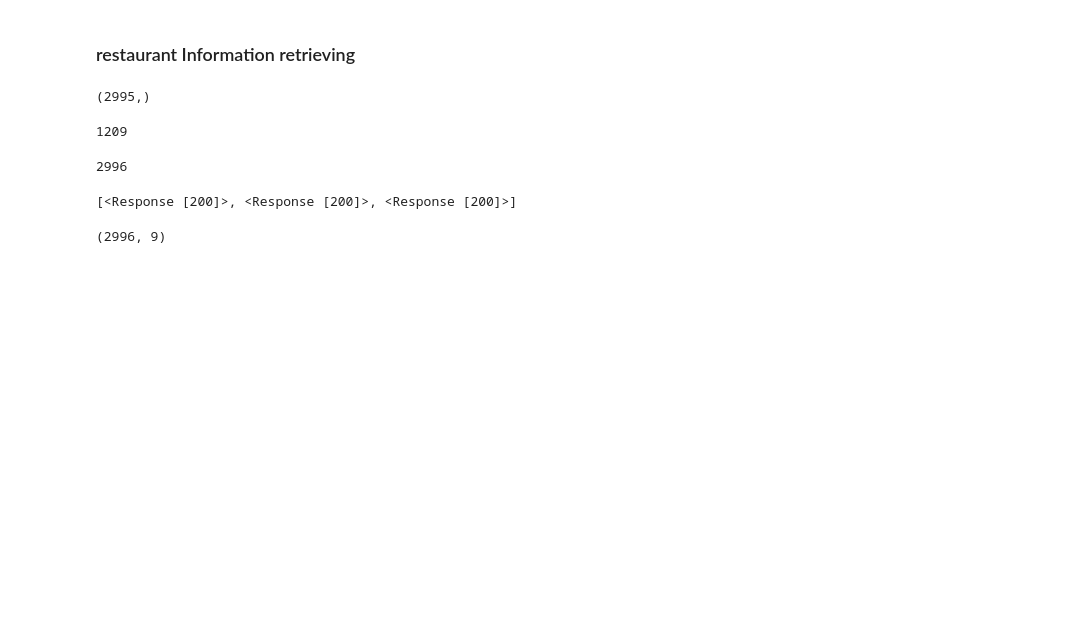
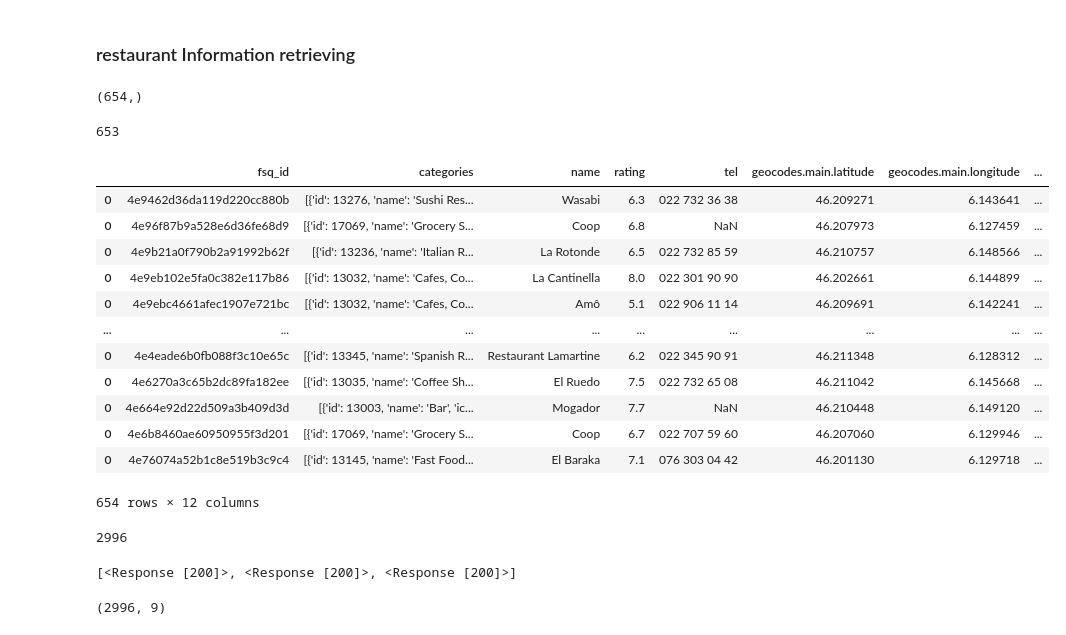
Before and after one commit to burakonurlu/best_restaurant_location, a Jupyter notebook: notebooks/FourSquare API.ipynb, the cells around one changed output. Saved outputs shown, nothing was run; the diff lists cells and outputs as text; code cells hidden in the pictures; blank space fills up the shorter version.

```diff
--- a/notebooks/FourSquare API.ipynb
+++ b/notebooks/FourSquare API.ipynb
@@ -144,11 +144,11 @@ df_restaurants.to_csv('../raw_data/FourSquare.csv', encoding='utf-8-sig')
 # %% [markdown]
 ### restaurant Information retrieving
 # %%
-df_id = pd.read_csv('../raw_data/FourSquare_idlist.csv', encoding='utf-8-sig')['place_id']
+df_id = pd.read_csv('../raw_data/4squareStats.csv', encoding='utf-8-sig')['place_id']
 # df_id = df_id.head(3)
 df_id.shape
 # %% [output]
-(2995,)
+(654,)
 # %%
 access_key = open('../.env/.fskey').read()                     #Tchucky's key
 # %%
@@ -157,13 +157,14 @@ df_id
 # %%
 df_id = df_id[:1210]
 # %%
-c=0
+c = 0
+l = pd.DataFrame()
 #places_list = list()
 for i in df_id:
     print('\r\r\r\r',end=str(c),flush=True)
     c+=1
 
-    url = f'https://api.foursquare.com/v3/places/{i}?fields=fsq_id,name,categories,tel,geocodes,rating,date_closed'
+    url = f'https://api.foursquare.com/v3/places/{i}?fields=fsq_id,name,categories,tel,geocodes,rating,date_closed,stats'
     headers = {
         "Accept": "application/json",
         "Authorization": access_key
@@ -173,9 +174,26 @@ for i in df_id:
 #     }
 
     response = requests.get(url, headers=headers, timeout=5).json()
-    places_list.append(response)
+    l = pd.concat([l,pd.json_normalize(response)])
+    #places_list.append(response)
 # %% [output]
-1209
+653
+# %%
+l
+# %% [output]
+|  | fsq_id | categories | name | rating | tel | geocodes.main.latitude | geocodes.main.longitude | ... |
+| 0 | 4e9462d36da119d220cc880b | [{'id': 13276, 'name': 'Sushi Res... | Wasabi | 6.3 | 022 732 36 38 | 46.209271 | 6.143641 | ... |
+| 0 | 4e96f87b9a528e6d36fe68d9 | [{'id': 17069, 'name': 'Grocery S... | Coop | 6.8 | NaN | 46.207973 | 6.127459 | ... |
+| 0 | 4e9b21a0f790b2a91992b62f | [{'id': 13236, 'name': 'Italian R... | La Rotonde | 6.5 | 022 732 85 59 | 46.210757 | 6.148566 | ... |
+| 0 | 4e9eb102e5fa0c382e117b86 | [{'id': 13032, 'name': 'Cafes, Co... | La Cantinella | 8.0 | 022 301 90 90 | 46.202661 | 6.144899 | ... |
+| 0 | 4e9ebc4661afec1907e721bc | [{'id': 13032, 'name': 'Cafes, Co... | Amô | 5.1 | 022 906 11 14 | 46.209691 | 6.142241 | ... |
+| ... | ... | ... | ... | ... | ... | ... | ... | ... |
+| 0 | 4e4eade6b0fb088f3c10e65c | [{'id': 13345, 'name': 'Spanish R... | Restaurant Lamartine | 6.2 | 022 345 90 91 | 46.211348 | 6.128312 | ... |
+| 0 | 4e6270a3c65b2dc89fa182ee | [{'id': 13035, 'name': 'Coffee Sh... | El Ruedo | 7.5 | 022 732 65 08 | 46.211042 | 6.145668 | ... |
+| 0 | 4e664e92d22d509a3b409d3d | [{'id': 13003, 'name': 'Bar', 'ic... | Mogador | 7.7 | NaN | 46.210448 | 6.149120 | ... |
+| 0 | 4e6b8460ae60950955f3d201 | [{'id': 17069, 'name': 'Grocery S... | Coop | 6.7 | 022 707 59 60 | 46.207060 | 6.129946 | ... |
+| 0 | 4e76074a52b1c8e519b3c9c4 | [{'id': 13145, 'name': 'Fast Food... | El Baraka | 7.1 | 076 303 04 42 | 46.201130 | 6.129718 | ... |
+654 rows × 12 columns
 # %%
 len(places_list)
 # %% [output]
```
Also changed, not shown: parts of 1 cell of this notebook, 1 other file.
